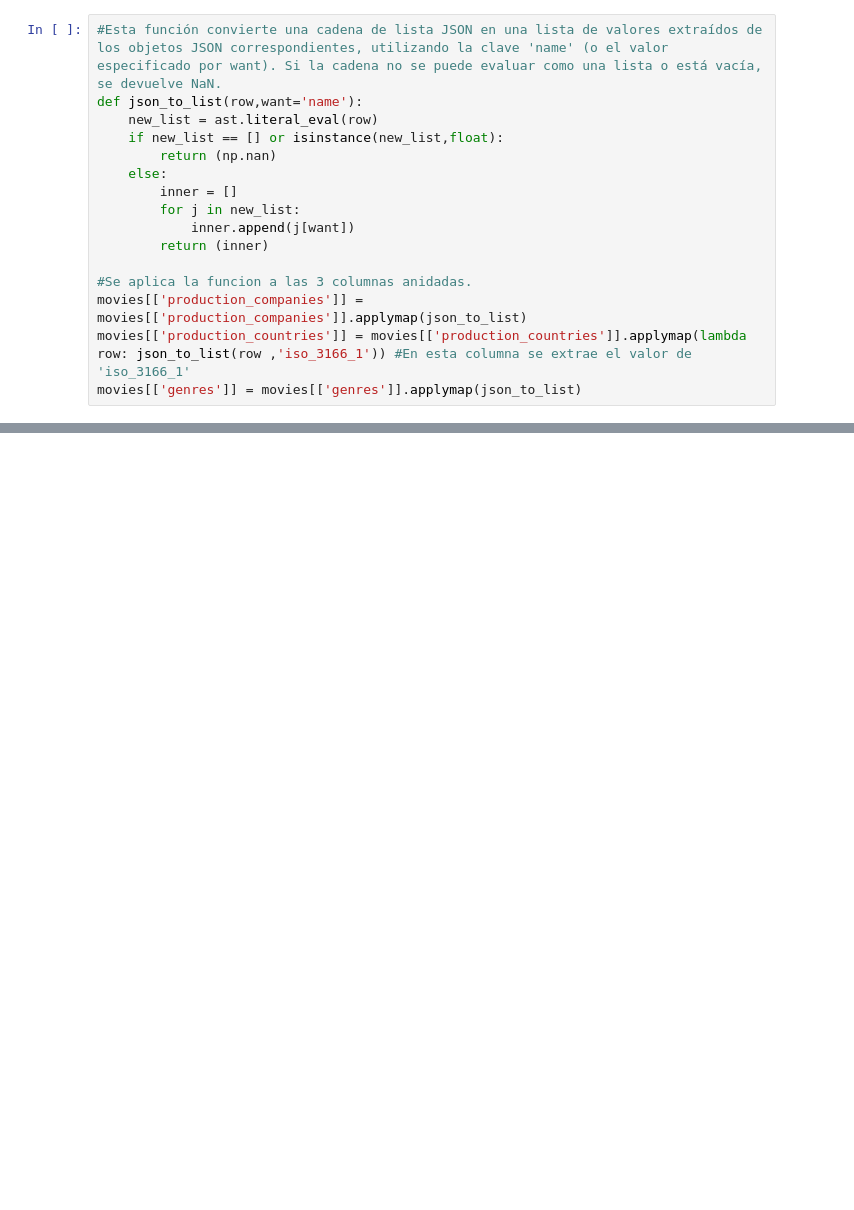
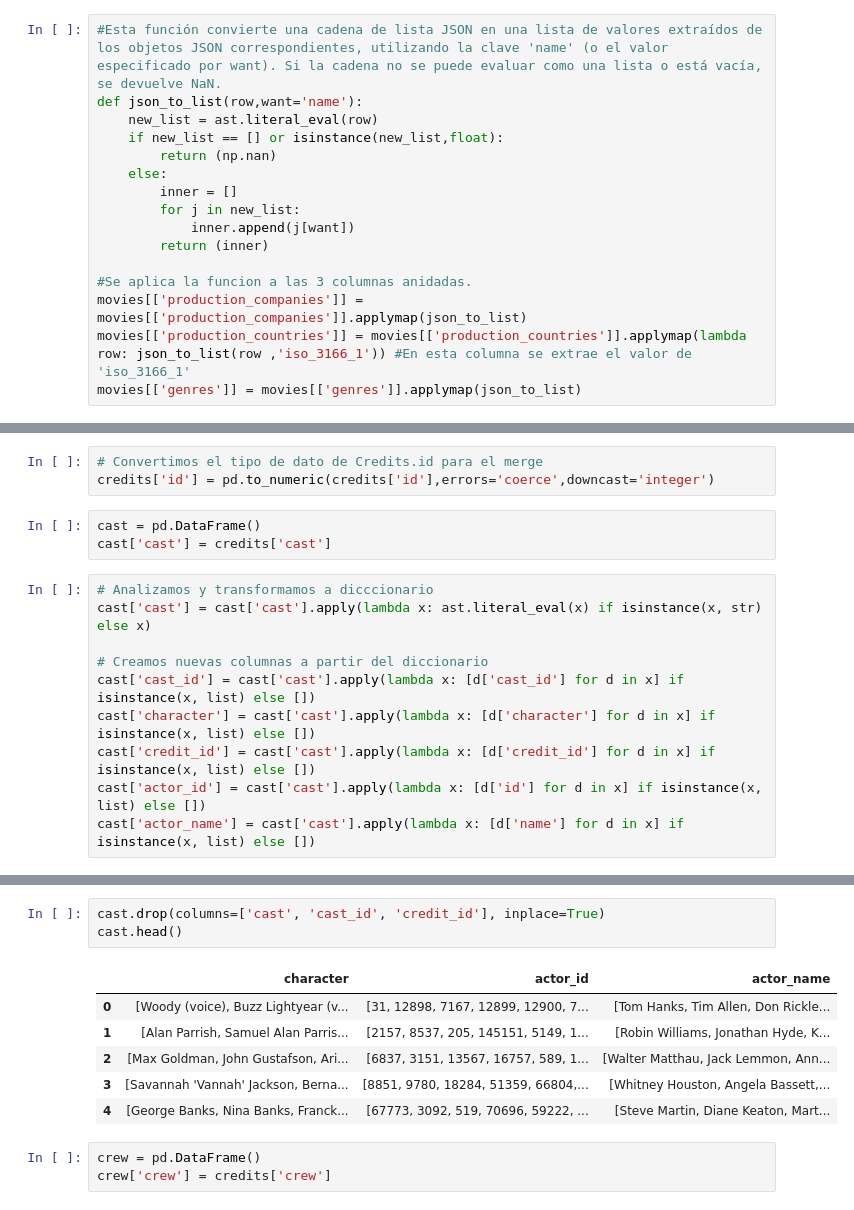
Before and after one commit to Engg13/PI_ML_OPS-mio, a Jupyter notebook: ETL.ipynb, the cells around one changed output, grey strips where cells are left out. Cells and saved outputs as stored; diff of their text form; blank space fills up the shorter version.

```diff
--- a/ETL.ipynb
+++ b/ETL.ipynb
@@ -292,0 +221,16 @@ plt.show()
+# %%
+# Convertimos el tipo de dato de Credits.id para el merge
+credits['id'] = pd.to_numeric(credits['id'],errors='coerce',downcast='integer')
+# %%
+cast = pd.DataFrame()
+cast['cast'] = credits['cast']
+# %%
+# Analizamos y transformamos a dicccionario
+cast['cast'] = cast['cast'].apply(lambda x: ast.literal_eval(x) if isinstance(x, str) else x)
+
+# Creamos nuevas columnas a partir del diccionario
+cast['cast_id'] = cast['cast'].apply(lambda x: [d['cast_id'] for d in x] if isinstance(x, list) else [])
+cast['character'] = cast['cast'].apply(lambda x: [d['character'] for d in x] if isinstance(x, list) else [])
+cast['credit_id'] = cast['cast'].apply(lambda x: [d['credit_id'] for d in x] if isinstance(x, list) else [])
+cast['actor_id'] = cast['cast'].apply(lambda x: [d['id'] for d in x] if isinstance(x, list) else [])
+cast['actor_name'] = cast['cast'].apply(lambda x: [d['name'] for d in x] if isinstance(x, list) else [])
@@ -292,0 +246,13 @@ plt.show()
+# %%
+cast.drop(columns=['cast', 'cast_id', 'credit_id'], inplace=True)
+cast.head()
+# %% [output]
+|  | character | actor_id | actor_name |
+| 0 | [Woody (voice), Buzz Lightyear (v... | [31, 12898, 7167, 12899, 12900, 7... | [Tom Hanks, Tim Allen, Don Rickle... |
+| 1 | [Alan Parrish, Samuel Alan Parris... | [2157, 8537, 205, 145151, 5149, 1... | [Robin Williams, Jonathan Hyde, K... |
+| 2 | [Max Goldman, John Gustafson, Ari... | [6837, 3151, 13567, 16757, 589, 1... | [Walter Matthau, Jack Lemmon, Ann... |
+| 3 | [Savannah 'Vannah' Jackson, Berna... | [8851, 9780, 18284, 51359, 66804,... | [Whitney Houston, Angela Bassett,... |
+| 4 | [George Banks, Nina Banks, Franck... | [67773, 3092, 519, 70696, 59222, ... | [Steve Martin, Diane Keaton, Mart... |
+# %%
+crew = pd.DataFrame()
+crew['crew'] = credits['crew']
```
Also changed, not shown: parts of 17 cells of this notebook, 2 other files.
